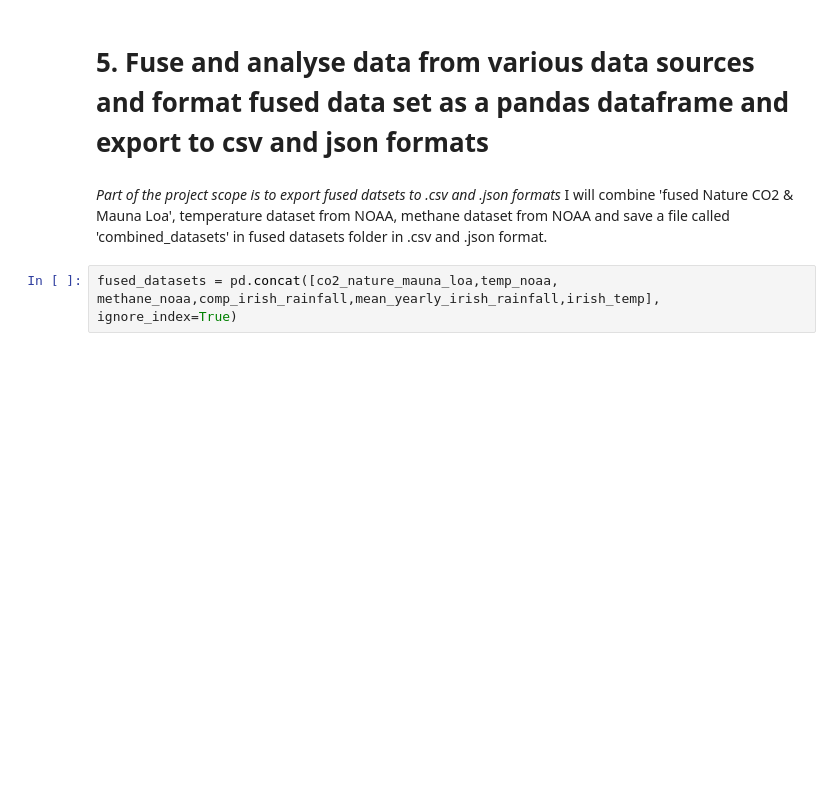
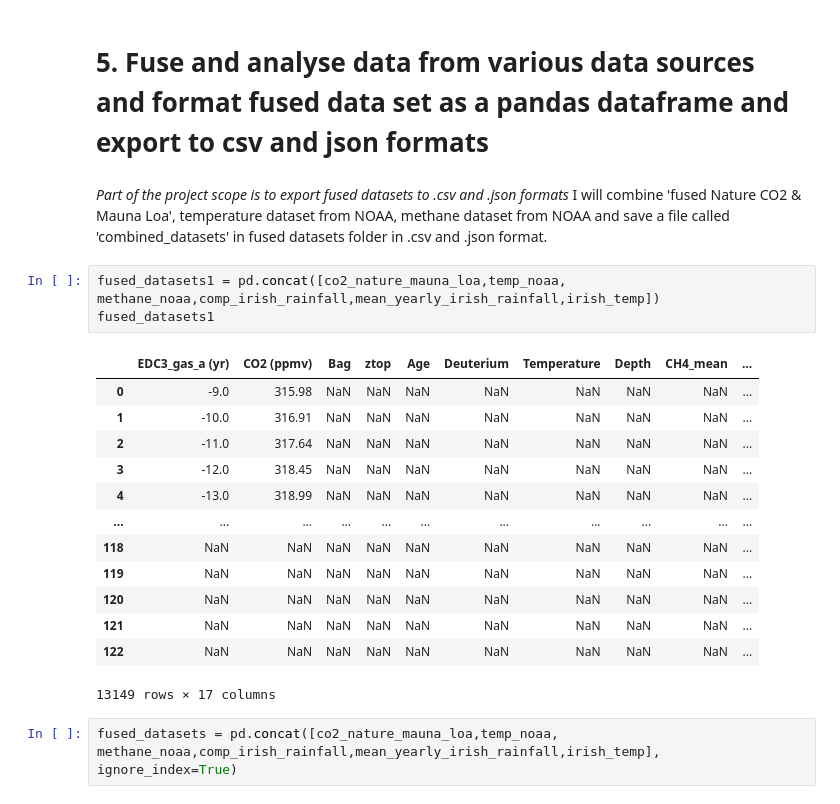
Before and after one commit to dectan/Programming-for-Data-Analysis-Project-2, a Jupyter notebook: Project 2.ipynb, the cells around one changed output. Drawn from its saved outputs; the diff is of its cells as text; blank space fills up the shorter version.

```diff
--- a/Project 2.ipynb
+++ b/Project 2.ipynb
@@ -625,8 +630,25 @@ plt.show()
 # %% [markdown]
 # 5. Fuse and analyse data from various data sources and format fused data set as a pandas dataframe and export to csv and json formats
 # %% [markdown]
-*Part of the project scope is to export fused datsets to .csv and .json formats*
+*Part of the project scope is to export fused datasets to .csv and .json formats*
 I will combine 'fused Nature CO2 & Mauna Loa', temperature dataset from NOAA, methane dataset from NOAA and save a file called 'combined_datasets' in fused datasets folder in .csv and .json format.
+# %%
+fused_datasets1 = pd.concat([co2_nature_mauna_loa,temp_noaa, methane_noaa,comp_irish_rainfall,mean_yearly_irish_rainfall,irish_temp])
+fused_datasets1
+# %% [output]
+|  | EDC3_gas_a (yr) | CO2 (ppmv) | Bag | ztop | Age | Deuterium | Temperature | Depth | CH4_mean | ... |
+| 0 | -9.0 | 315.98 | NaN | NaN | NaN | NaN | NaN | NaN | NaN | ... |
+| 1 | -10.0 | 316.91 | NaN | NaN | NaN | NaN | NaN | NaN | NaN | ... |
+| 2 | -11.0 | 317.64 | NaN | NaN | NaN | NaN | NaN | NaN | NaN | ... |
+| 3 | -12.0 | 318.45 | NaN | NaN | NaN | NaN | NaN | NaN | NaN | ... |
+| 4 | -13.0 | 318.99 | NaN | NaN | NaN | NaN | NaN | NaN | NaN | ... |
+| ... | ... | ... | ... | ... | ... | ... | ... | ... | ... | ... |
+| 118 | NaN | NaN | NaN | NaN | NaN | NaN | NaN | NaN | NaN | ... |
+| 119 | NaN | NaN | NaN | NaN | NaN | NaN | NaN | NaN | NaN | ... |
+| 120 | NaN | NaN | NaN | NaN | NaN | NaN | NaN | NaN | NaN | ... |
+| 121 | NaN | NaN | NaN | NaN | NaN | NaN | NaN | NaN | NaN | ... |
+| 122 | NaN | NaN | NaN | NaN | NaN | NaN | NaN | NaN | NaN | ... |
+13149 rows × 17 columns
 # %%
 fused_datasets = pd.concat([co2_nature_mauna_loa,temp_noaa, methane_noaa,comp_irish_rainfall,mean_yearly_irish_rainfall,irish_temp], ignore_index=True)
 # %%
```
Also changed, not shown: parts of 42 cells of this notebook, 2 other files.
